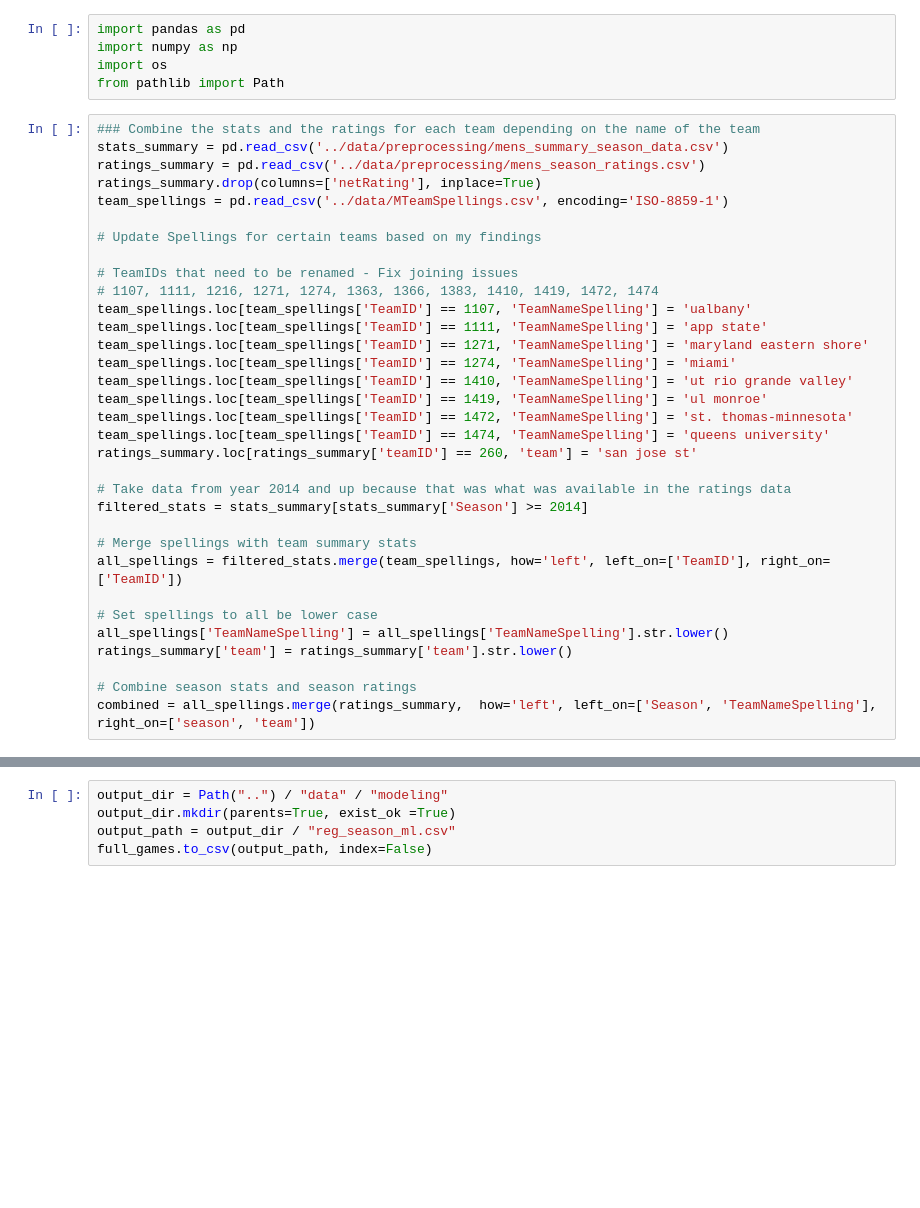
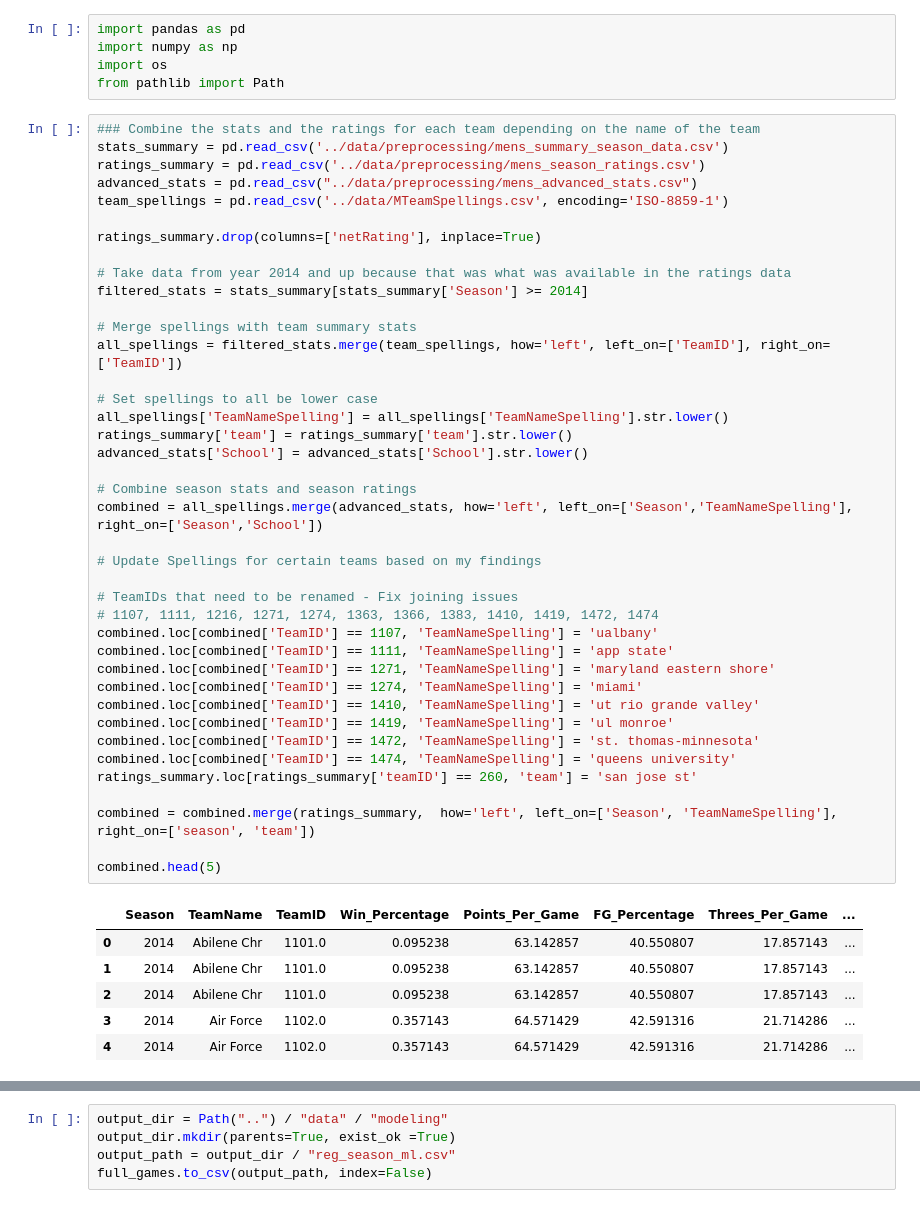
Before and after one commit to alexreid-14/March_ML_Mania_2025, a Jupyter notebook: modeling/ml_preprocessing.ipynb, the cells around one changed output, grey strips where cells are left out. Cells and saved outputs as stored; diff of their text form; blank space fills up the shorter version.

```diff
--- a/modeling/ml_preprocessing.ipynb
+++ b/modeling/ml_preprocessing.ipynb
@@ -6,36 +6,50 @@ from pathlib import Path
 # %%
 ### Combine the stats and the ratings for each team depending on the name of the team
 stats_summary = pd.read_csv('../data/preprocessing/mens_summary_season_data.csv')
 ratings_summary = pd.read_csv('../data/preprocessing/mens_season_ratings.csv')
-ratings_summary.drop(columns=['netRating'], inplace=True)
+advanced_stats = pd.read_csv("../data/preprocessing/mens_advanced_stats.csv")
 team_spellings = pd.read_csv('../data/MTeamSpellings.csv', encoding='ISO-8859-1')
 
-# Update Spellings for certain teams based on my findings
-
-# TeamIDs that need to be renamed - Fix joining issues
-# 1107, 1111, 1216, 1271, 1274, 1363, 1366, 1383, 1410, 1419, 1472, 1474
-team_spellings.loc[team_spellings['TeamID'] == 1107, 'TeamNameSpelling'] = 'ualbany'
-team_spellings.loc[team_spellings['TeamID'] == 1111, 'TeamNameSpelling'] = 'app state'
-team_spellings.loc[team_spellings['TeamID'] == 1271, 'TeamNameSpelling'] = 'maryland eastern shore'
-team_spellings.loc[team_spellings['TeamID'] == 1274, 'TeamNameSpelling'] = 'miami'
-team_spellings.loc[team_spellings['TeamID'] == 1410, 'TeamNameSpelling'] = 'ut rio grande valley'
-team_spellings.loc[team_spellings['TeamID'] == 1419, 'TeamNameSpelling'] = 'ul monroe'
-team_spellings.loc[team_spellings['TeamID'] == 1472, 'TeamNameSpelling'] = 'st. thomas-minnesota'
-team_spellings.loc[team_spellings['TeamID'] == 1474, 'TeamNameSpelling'] = 'queens university'
-ratings_summary.loc[ratings_summary['teamID'] == 260, 'team'] = 'san jose st'
+ratings_summary.drop(columns=['netRating'], inplace=True)
 
 # Take data from year 2014 and up because that was what was available in the ratings data
 filtered_stats = stats_summary[stats_summary['Season'] >= 2014]
 
 # Merge spellings with team summary stats
 all_spellings = filtered_stats.merge(team_spellings, how='left', left_on=['TeamID'], right_on=['TeamID'])
 
 # Set spellings to all be lower case
 all_spellings['TeamNameSpelling'] = all_spellings['TeamNameSpelling'].str.lower()
 ratings_summary['team'] = ratings_summary['team'].str.lower()
+advanced_stats['School'] = advanced_stats['School'].str.lower()
 
 # Combine season stats and season ratings
-combined = all_spellings.merge(ratings_summary,  how='left', left_on=['Season', 'TeamNameSpelling'], right_on=['season', 'team'])
+combined = all_spellings.merge(advanced_stats, how='left', left_on=['Season','TeamNameSpelling'], right_on=['Season','School'])
+
+# Update Spellings for certain teams based on my findings
+
+# TeamIDs that need to be renamed - Fix joining issues
+# 1107, 1111, 1216, 1271, 1274, 1363, 1366, 1383, 1410, 1419, 1472, 1474
+combined.loc[combined['TeamID'] == 1107, 'TeamNameSpelling'] = 'ualbany'
+combined.loc[combined['TeamID'] == 1111, 'TeamNameSpelling'] = 'app state'
+combined.loc[combined['TeamID'] == 1271, 'TeamNameSpelling'] = 'maryland eastern shore'
+combined.loc[combined['TeamID'] == 1274, 'TeamNameSpelling'] = 'miami'
+combined.loc[combined['TeamID'] == 1410, 'TeamNameSpelling'] = 'ut rio grande valley'
+combined.loc[combined['TeamID'] == 1419, 'TeamNameSpelling'] = 'ul monroe'
+combined.loc[combined['TeamID'] == 1472, 'TeamNameSpelling'] = 'st. thomas-minnesota'
+combined.loc[combined['TeamID'] == 1474, 'TeamNameSpelling'] = 'queens university'
+ratings_summary.loc[ratings_summary['teamID'] == 260, 'team'] = 'san jose st'
+
+combined = combined.merge(ratings_summary,  how='left', left_on=['Season', 'TeamNameSpelling'], right_on=['season', 'team'])
+
+combined.head(5)
+# %% [output]
+|  | Season | TeamName | TeamID | Win_Percentage | Points_Per_Game | FG_Percentage | Threes_Per_Game | ... |
+| 0 | 2014 | Abilene Chr | 1101.0 | 0.095238 | 63.142857 | 40.550807 | 17.857143 | ... |
+| 1 | 2014 | Abilene Chr | 1101.0 | 0.095238 | 63.142857 | 40.550807 | 17.857143 | ... |
+| 2 | 2014 | Abilene Chr | 1101.0 | 0.095238 | 63.142857 | 40.550807 | 17.857143 | ... |
+| 3 | 2014 | Air Force | 1102.0 | 0.357143 | 64.571429 | 42.591316 | 21.714286 | ... |
+| 4 | 2014 | Air Force | 1102.0 | 0.357143 | 64.571429 | 42.591316 | 21.714286 | ... |
 # %%
 ### Look for teams that need to be renamed to be joined together
 
```
Also changed, not shown: parts of 4 cells of this notebook, 5 other files.
